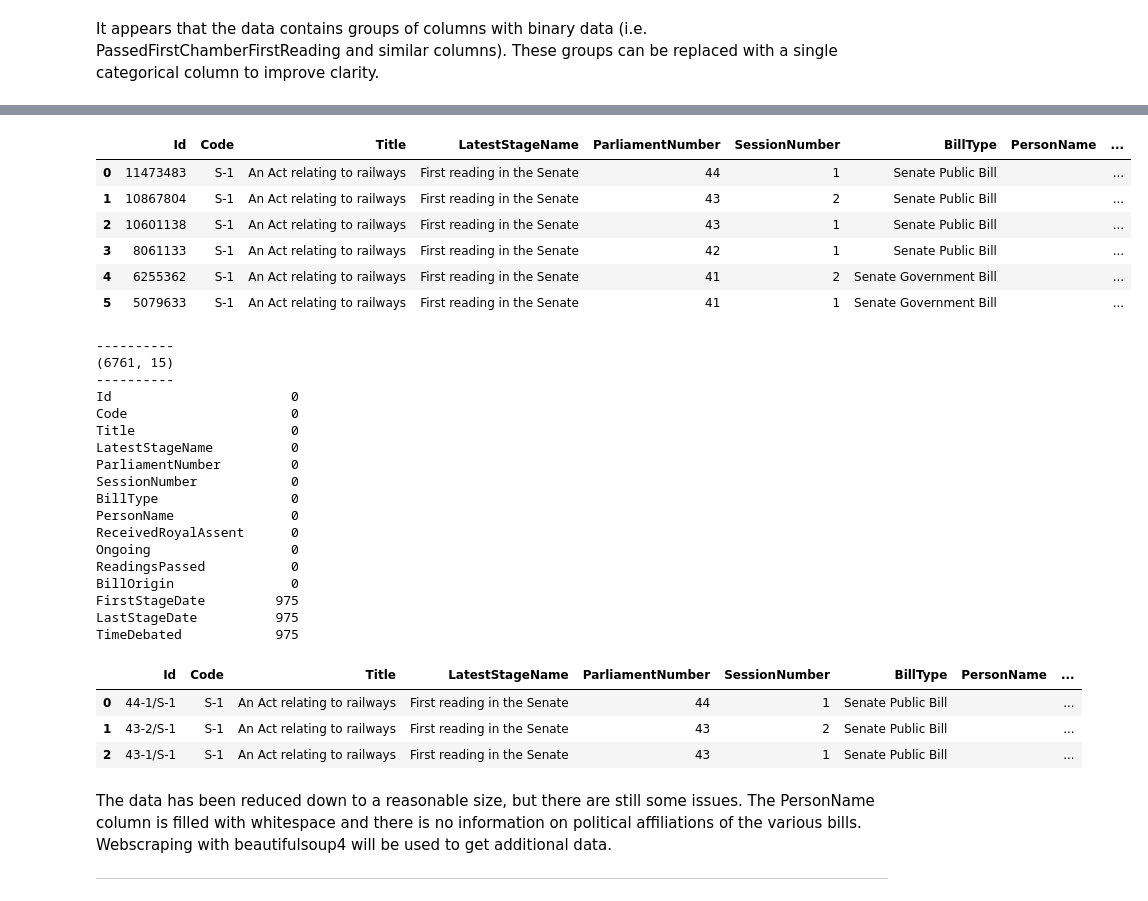
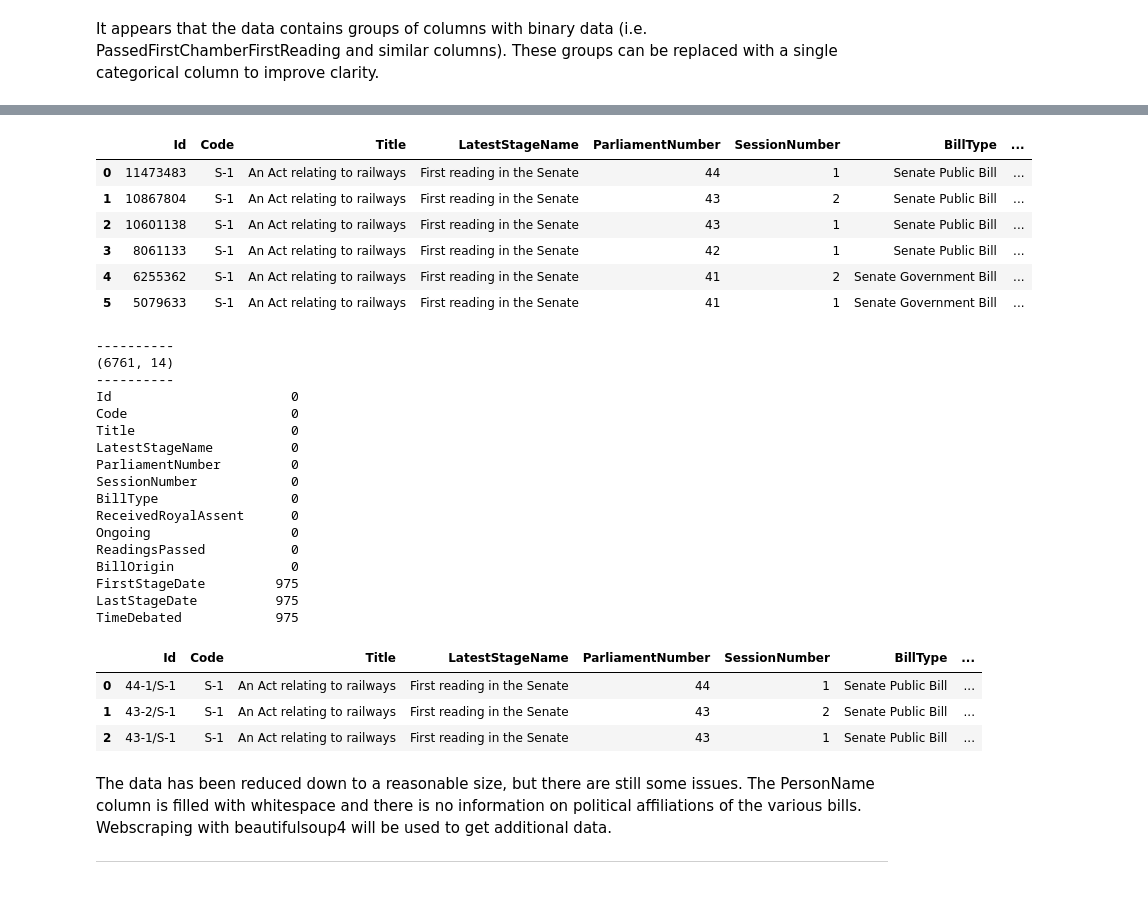
Before and after one commit to rileywheadon/canadian-legislation-visualisation, a Jupyter notebook: cleaning.ipynb, the cells around one changed output, grey strips where cells are left out. Drawn from its saved outputs; the diff is of its cells as text; code cells hidden in the pictures.

```diff
--- a/cleaning.ipynb
+++ b/cleaning.ipynb
@@ -119,31 +119,30 @@ with pd.option_context('display.max_columns', None):
 # %%
 # There are still some more redundant columns, which will be removed manually
 redundant_columns =  ['LatestCompletedMajorStageId', 'LatestCompletedMajorStageName', 'LatestCompletedMajorStageChamberOrganizationId',
                      'LatestBillEventDateTime', 'OriginatingChamberOrganizationId', 'DidReinstateFromPreviousSession', 'BillStages',
-                     'StatusName']
+                     'StatusName', 'SponsorPersonName']
 
 data.drop(columns = redundant_columns, inplace = True)
 
 # Rename some columns for clarity
 names = {
     'NumberCode': 'Code',
     'ShortTitle': 'Title',
     'LatestCompletedMajorStageNameWithChamberSuffix': 'LatestStageName',
     'BillDocumentTypeName': 'BillType',
-    'SponsorPersonName': 'PersonName',
     'IsSessionOngoing': 'Ongoing'
 }
 
 data.rename(columns = names, inplace = True)
 display(data.head(6))
 # %% [output]
-|  | Id | Code | Title | LatestStageName | ParliamentNumber | SessionNumber | BillType | PersonName | ... |
-| 0 | 11473483 | S-1 | An Act relating to railways | First reading in the Senate | 44 | 1 | Senate Public Bill |  | ... |
-| 1 | 10867804 | S-1 | An Act relating to railways | First reading in the Senate | 43 | 2 | Senate Public Bill |  | ... |
-| 2 | 10601138 | S-1 | An Act relating to railways | First reading in the Senate | 43 | 1 | Senate Public Bill |  | ... |
-| 3 | 8061133 | S-1 | An Act relating to railways | First reading in the Senate | 42 | 1 | Senate Public Bill |  | ... |
-| 4 | 6255362 | S-1 | An Act relating to railways | First reading in the Senate | 41 | 2 | Senate Government Bill |  | ... |
-| 5 | 5079633 | S-1 | An Act relating to railways | First reading in the Senate | 41 | 1 | Senate Government Bill |  | ... |
+|  | Id | Code | Title | LatestStageName | ParliamentNumber | SessionNumber | BillType | ... |
+| 0 | 11473483 | S-1 | An Act relating to railways | First reading in the Senate | 44 | 1 | Senate Public Bill | ... |
+| 1 | 10867804 | S-1 | An Act relating to railways | First reading in the Senate | 43 | 2 | Senate Public Bill | ... |
+| 2 | 10601138 | S-1 | An Act relating to railways | First reading in the Senate | 43 | 1 | Senate Public Bill | ... |
+| 3 | 8061133 | S-1 | An Act relating to railways | First reading in the Senate | 42 | 1 | Senate Public Bill | ... |
+| 4 | 6255362 | S-1 | An Act relating to railways | First reading in the Senate | 41 | 2 | Senate Government Bill | ... |
+| 5 | 5079633 | S-1 | An Act relating to railways | First reading in the Senate | 41 | 1 | Senate Government Bill | ... |
 # %%
 # Get DateTime columns
 datetime_columns = [col for col in data.columns if col[-8:] == "DateTime"]
@@ -162,7 +161,7 @@ printNull(data)
 display(data.head(3))
 # %% [output]
 ----------
-(6761, 15)
+(6761, 14)
 ----------
 Id                       0
 Code                     0
@@ -171,7 +170,6 @@ LatestStageName          0
 ParliamentNumber         0
 SessionNumber            0
 BillType                 0
-PersonName               0
 ReceivedRoyalAssent      0
 Ongoing                  0
 ReadingsPassed           0
@@ -179,10 +177,10 @@ BillOrigin               0
 FirstStageDate         975
 LastStageDate          975
 TimeDebated            975
-|  | Id | Code | Title | LatestStageName | ParliamentNumber | SessionNumber | BillType | PersonName | ... |
-| 0 | 44-1/S-1 | S-1 | An Act relating to railways | First reading in the Senate | 44 | 1 | Senate Public Bill |  | ... |
-| 1 | 43-2/S-1 | S-1 | An Act relating to railways | First reading in the Senate | 43 | 2 | Senate Public Bill |  | ... |
-| 2 | 43-1/S-1 | S-1 | An Act relating to railways | First reading in the Senate | 43 | 1 | Senate Public Bill |  | ... |
+|  | Id | Code | Title | LatestStageName | ParliamentNumber | SessionNumber | BillType | ... |
+| 0 | 44-1/S-1 | S-1 | An Act relating to railways | First reading in the Senate | 44 | 1 | Senate Public Bill | ... |
+| 1 | 43-2/S-1 | S-1 | An Act relating to railways | First reading in the Senate | 43 | 2 | Senate Public Bill | ... |
+| 2 | 43-1/S-1 | S-1 | An Act relating to railways | First reading in the Senate | 43 | 1 | Senate Public Bill | ... |
 # %% [markdown]
 The data has been reduced down to a reasonable size, but there are still some issues. The PersonName column is filled with whitespace and there is no information on political affiliations of the various bills. Webscraping with beautifulsoup4 will be used to get additional data.
 
```
Also changed, not shown: 3 other files.
